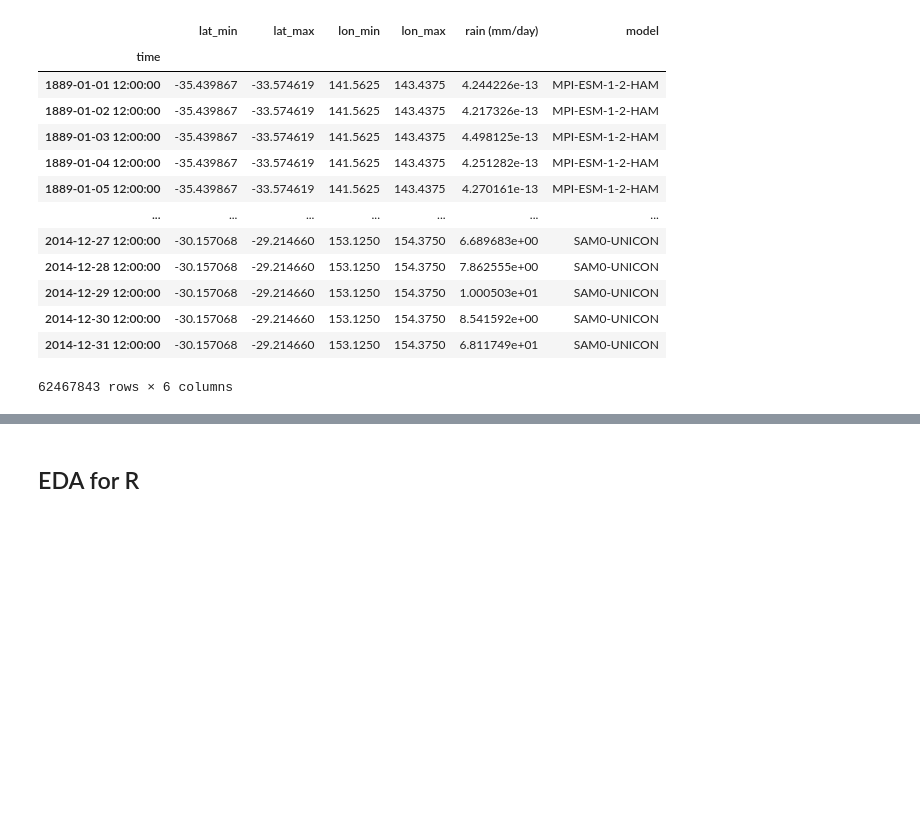
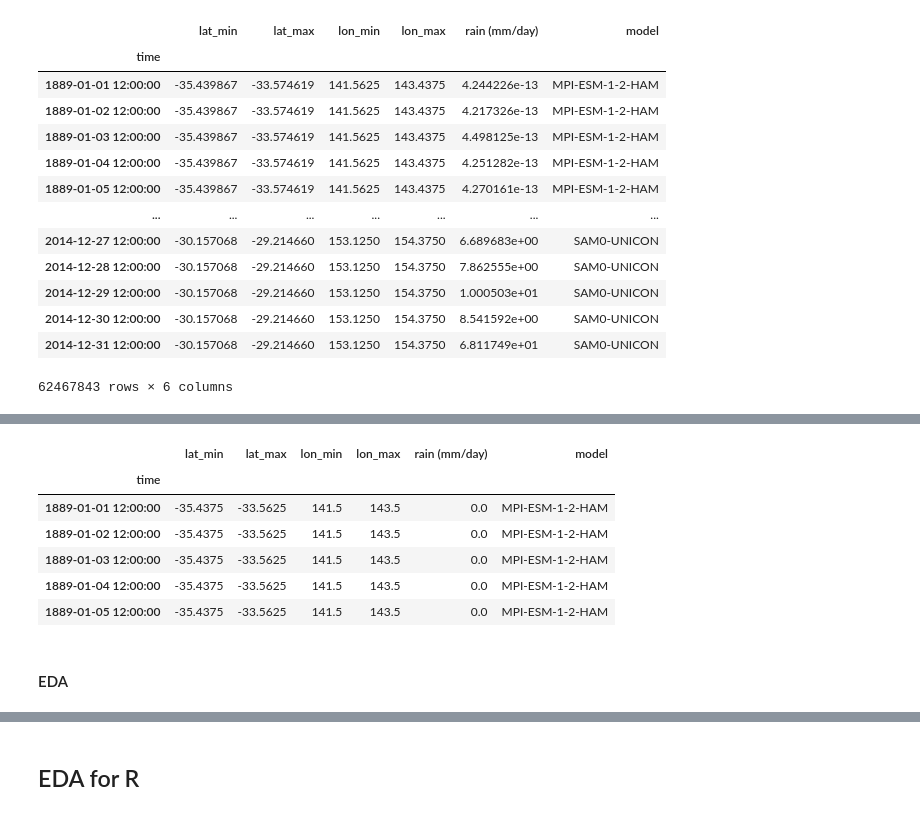
Before and after one commit to UBC-MDS/525-group16, a Jupyter notebook: notebooks/milestone1.ipynb, the cells around one changed output, grey strips where cells are left out. Saved outputs shown, nothing was run; the diff lists cells and outputs as text; code cells hidden in the pictures; blank space fills up the shorter version.

```diff
--- a/notebooks/milestone1.ipynb
+++ b/notebooks/milestone1.ipynb
@@ -77,0 +195,11 @@ df
+# %%
+%%time
+dtype_columns = {"lat_min": 'float16',
+                 "lat_max": 'float16',
+                 "lon_min": 'float16',
+                 "lon_max": 'float16',
+                 "rain (mm/day)": 'float16',
+                 "model": 'str'
+                }
+df_1 = pd.read_csv(os.path.join(output_directory, "combined_csv.csv"), index_col=0,
+                   parse_dates=True, dtype=dtype_columns)
@@ -77,0 +226,12 @@ df
+# %%
+df_1.head()
+# %% [output]
+|  | lat_min | lat_max | lon_min | lon_max | rain (mm/day) | model |
+| time |  |  |  |  |  |  |
+| 1889-01-01 12:00:00 | -35.4375 | -33.5625 | 141.5 | 143.5 | 0.0 | MPI-ESM-1-2-HAM |
+| 1889-01-02 12:00:00 | -35.4375 | -33.5625 | 141.5 | 143.5 | 0.0 | MPI-ESM-1-2-HAM |
+| 1889-01-03 12:00:00 | -35.4375 | -33.5625 | 141.5 | 143.5 | 0.0 | MPI-ESM-1-2-HAM |
+| 1889-01-04 12:00:00 | -35.4375 | -33.5625 | 141.5 | 143.5 | 0.0 | MPI-ESM-1-2-HAM |
+| 1889-01-05 12:00:00 | -35.4375 | -33.5625 | 141.5 | 143.5 | 0.0 | MPI-ESM-1-2-HAM |
+# %% [markdown]
+#### EDA
```
Also changed, not shown: parts of 45 cells of this notebook.
